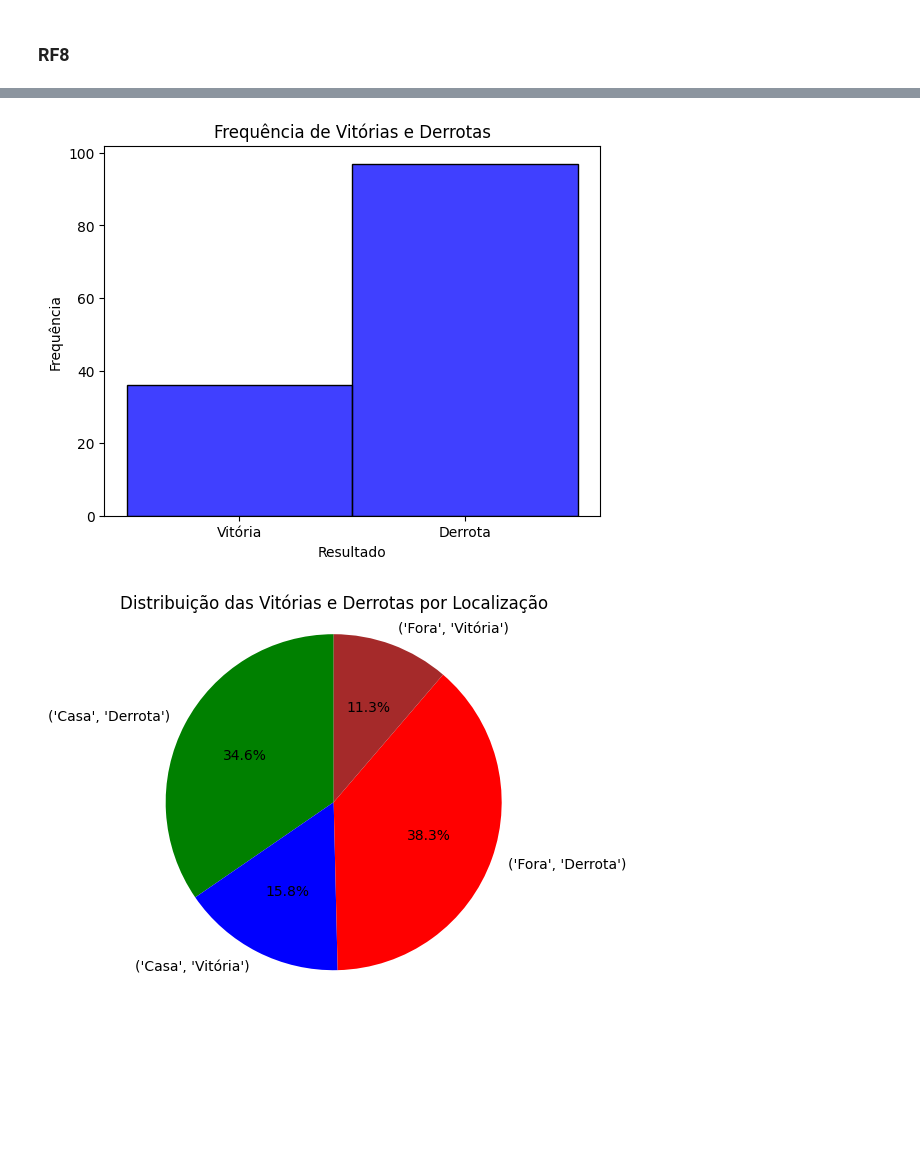
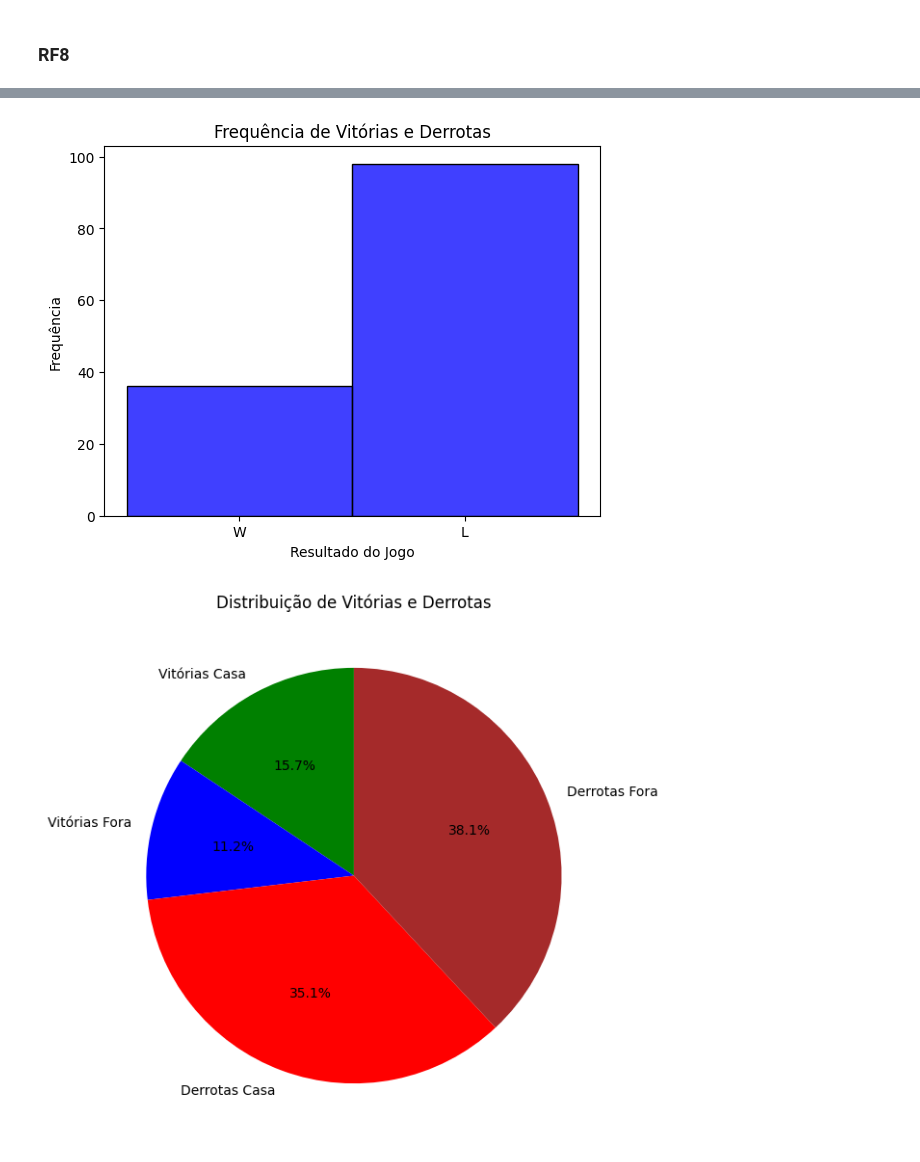
Before and after one commit to genarioazevedoufape/preditor_jogos_nba, a Jupyter notebook: eda_parte_1.ipynb, the cells around one changed output, grey strips where cells are left out. Drawn from its saved outputs; the diff is of its cells as text; code cells hidden in the pictures; blank space fills up the shorter version.

```diff
--- a/eda_parte_1.ipynb
+++ b/eda_parte_1.ipynb
@@ -832,22 +909,22 @@ plt.show()
 # %%
-# Gráfico Histograma para Frequência de Vitórias e Derrotas
-sns.histplot(all_games['RESULT'], kde=False, color='blue', bins=2)
-plt.title('Frequência de Vitórias e Derrotas')
-plt.xlabel('Resultado')
-plt.ylabel('Frequência')
+# Gráfico 3: Histograma de Vitórias e Derrotas
+sns.histplot(games["WL"], bins=2, color="blue", kde=False)
+plt.title("Frequência de Vitórias e Derrotas")
+plt.xlabel("Resultado do Jogo")
+plt.ylabel("Frequência")
 plt.show()
 # %% [output]
-[figure, old version]
+[figure, new version]
 # %%
-# Gráfico de Setor (Pizza) para Vitórias em Casa, Vitórias Fora, Derrotas em Casa, Derrotas Fora
-location_results_counts = all_games.groupby(['LOCATION_TYPE', 'RESULT']).size()
-labels = location_results_counts.index.tolist()
-sizes = location_results_counts.values
-colors = ['green', 'blue', 'red', 'brown']
-plt.pie(sizes, labels=labels, colors=colors, autopct='%1.1f%%', startangle=90)
-plt.title('Distribuição das Vitórias e Derrotas por Localização')
-plt.axis('equal')  # Equal aspect ratio ensures that pie is drawn as a circle.
+# Gráfico 4: Gráfico de Pizza
+sizes = [wins_home, wins_away, losses_home, losses_away]
+labels = ["Vitórias Casa", "Vitórias Fora", "Derrotas Casa", "Derrotas Fora"]
+colors = ["green", "blue", "red", "brown"]
+
+plt.figure(figsize=(7, 7))
+plt.pie(sizes, labels=labels, autopct="%1.1f%%", colors=colors, startangle=90)
+plt.title("Distribuição de Vitórias e Derrotas")
 plt.show()
 # %% [output]
-[figure, old version]
+[figure, new version]
 # %%
```
Also changed, not shown: parts of 39 cells of this notebook.
